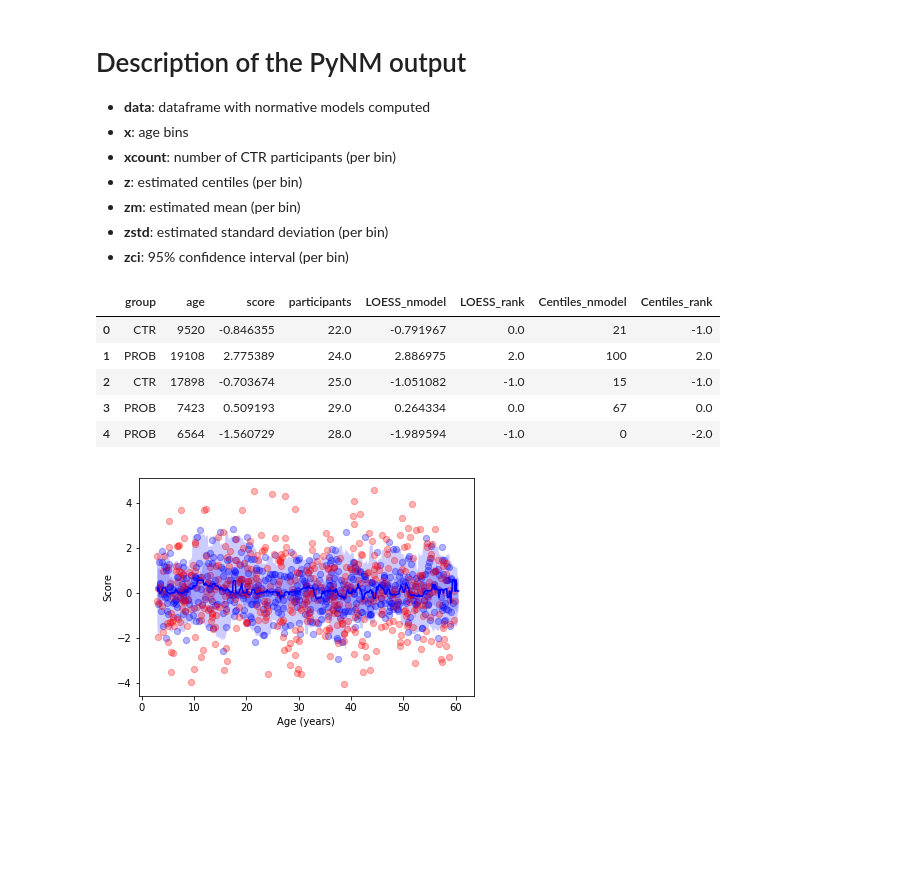
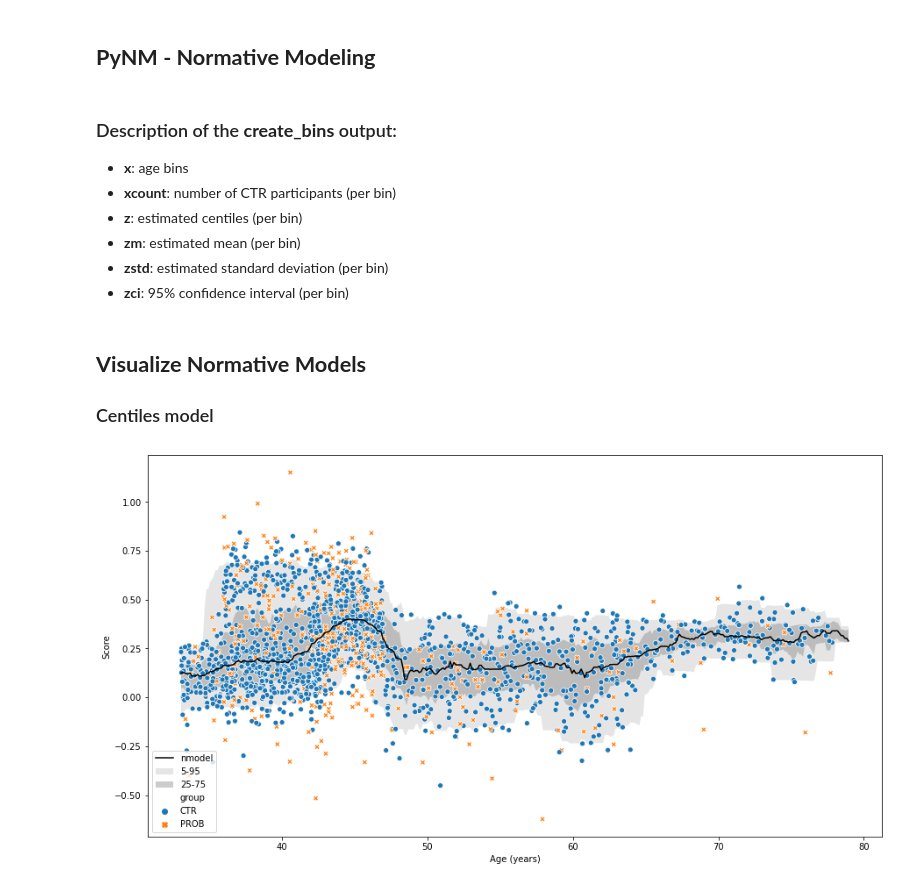
Before and after one commit to ppsp-team/PyNM, a Jupyter notebook: demo.ipynb, the cells around one changed output. Drawn from its saved outputs; the diff is of its cells as text; code cells hidden in the pictures; blank space fills up the shorter version.

```diff
--- a/demo.ipynb
+++ b/demo.ipynb
@@ -23,19 +98,26 @@ from PyNM import PyNM
+# %% [markdown]
+## **PyNM - Normative Modeling**
+# %%
+#Initialize pynm w/ data and confounds
+pynm = PyNM(df,'score',
+            conf = 'age',                           #age confound for LOESS and Centiles model
+            confounds = ['age','C(sex)','C(site)']) #multivarite confounds for GP model
+
+#Initialize bins for LOESS and Centiles models
+x, xcount, z, zm, zstd, zci = pynm.create_bins()
 # %% [markdown]
-# Description of the PyNM output
-- **data**: dataframe with normative models computed
+### Description of the **create_bins** output:
 - **x**: age bins
 - **xcount**: number of CTR participants (per bin)
 - **z**: estimated centiles (per bin)
 - **zm**: estimated mean (per bin)
 - **zstd**: estimated standard deviation (per bin)
 - **zci**: 95% confidence interval (per bin)
-# %%
-data, x, xcount, z, zm, zstd, zci = PyNM(data)
-data.head()
-# %% [output]
-|  | group | age | score | participants | LOESS_nmodel | LOESS_rank | Centiles_nmodel | Centiles_rank |
-| 0 | CTR | 9520 | -0.846355 | 22.0 | -0.791967 | 0.0 | 21 | -1.0 |
-| 1 | PROB | 19108 | 2.775389 | 24.0 | 2.886975 | 2.0 | 100 | 2.0 |
-| 2 | CTR | 17898 | -0.703674 | 25.0 | -1.051082 | -1.0 | 15 | -1.0 |
-| 3 | PROB | 7423 | 0.509193 | 29.0 | 0.264334 | 0.0 | 67 | 0.0 |
-| 4 | PROB | 6564 | -1.560729 | 28.0 | -1.989594 | -1.0 | 0 | -2.0 |
+# %%
+#Run models
+loess = pynm.loess_normative_model()
+centiles = pynm.centiles_normative_model()
+gp = pynm.gp_normative_model()
+
+#Collect output
+data = pynm.data
@@ -42,38 +128,27 @@ data.head()
+# %% [markdown]
+## **Visualize Normative Models**
+### Centiles model
 # %%
-%matplotlib inline
-import matplotlib as mpl
-mpl.rcParams['pdf.fonttype'] = 42
-import matplotlib.pyplot as plt
+plt.figure(figsize=(15,8))
 
-plt.figure()
-plt.scatter(data.loc[data.group == 'CTR', :].age.values / 365,
-            data.loc[data.group == 'CTR', :].score.values,
-            s=40,
-            color='b', alpha=0.3)
-plt.plot(x / 365, z[:, 50], '-', color='b')
-plt.fill_between(x / 365,
-                    z[:, 5],
-                    z[:, 95],
-                    facecolor='blue',
-                    alpha=0.2,
-                    zorder=1)
-plt.fill_between(x / 365,
-                    z[:, 25],
-                    z[:, 75],
-                    facecolor='blue',
-                    alpha=0.2,
-                    zorder=2)
-plt.scatter(data.loc[data.group == 'PROB', :].age.values / 365,
-            data.loc[data.group == 'PROB', :].score.values,
-            s=40,
-            color='r', alpha=0.3)
+#Plot centiles
+plt.fill_between(x,z[:, 5],z[:, 95],facecolor='grey',alpha=0.2,label='5-95')#,zorder=1)
+plt.fill_between(x,z[:, 25],z[:, 75],facecolor='grey',alpha=0.4,label='25-75')#,zorder=2)
 
+#Plot participants
+sns.scatterplot(x = 'age',y='score',data=data, hue='group',style='group')
+
+plt.plot(x, z[:, 50], '-', color='black',label='nmodel')
+
+#Plot bins with less than 20 participants
 for bin_sel in np.argwhere((xcount <= 20) + (xcount <= 20)).flatten():
-    plt.plot(np.array([x[bin_sel], x[bin_sel]]) / 365,
-                [z.min() - 1, z.max() + 1], '--k', alpha=0.5)
+    plt.plot(np.array([x[bin_sel], x[bin_sel]]),
+                [z.min() - 1, z.max() + 1], '--k', alpha=0.5,color='red')
 
 plt.ylabel('Score')
 plt.xlabel('Age (years)')
+#plt.ylim(-0.6,1)
+plt.legend(loc='lower left')
 plt.show()
 # %% [output]
-[figure, old version]
+[figure, new version]
```
Also changed, not shown: parts of 25 cells of this notebook, 1 other file.
